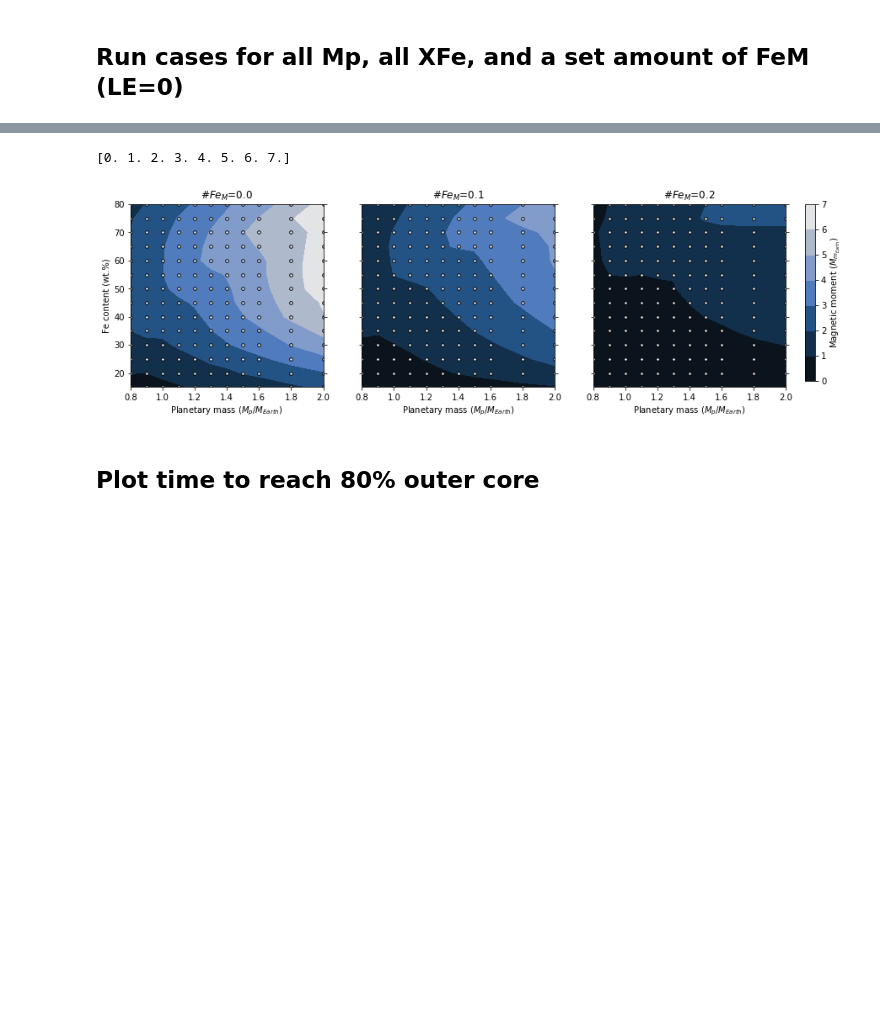
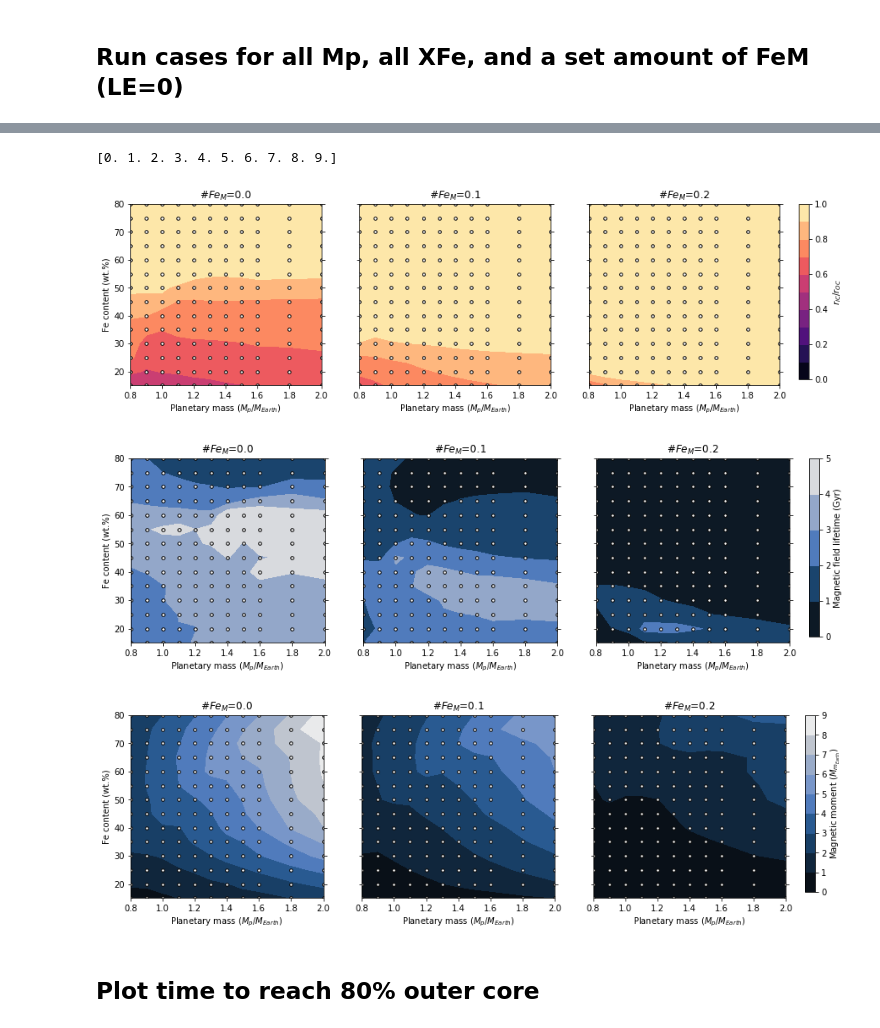
Before and after one commit to irenebonati/exo-cores, a Jupyter notebook: Planets_Evolution.ipynb, the cells around one changed output, grey strips where cells are left out. Drawn from its saved outputs; the diff is of its cells as text; code cells hidden in the pictures; blank space fills up the shorter version.

```diff
--- a/Planets_Evolution.ipynb
+++ b/Planets_Evolution.ipynb
@@ -55,9 +55,9 @@ bamako_r = reverse_colourmap(bamako)
 bilbao_r = reverse_colourmap(bilbao)
 # %%
 Mp  = 1.0
-XFe = 15.
-FeM = 0.
-S = 0.1
+XFe = 35.
+FeM = 10.
+S = 0.11
 
 Planet = evolution.Rocky_Planet(Mp, XFe, FeM, S)
 # %%
@@ -157,7 +159,7 @@ levels_MF = np.linspace(0, 5, 6)
 levels_S = np.logspace(0,2,22)
 levels_S = np.linspace(0,45,6)
 levels_rIC08 = np.linspace(0,5,6)
-levels_MFstr = np.linspace(0,7,8)
+levels_MFstr = np.linspace(0,9,10)
 print (levels_MFstr)
 size = 13
 
@@ -269,21 +271,23 @@ def plot_evolution(nplot,Masses,Fe,arr,yl,figsize=[10,4],leg=(0.98, 0.98),yltop=
     plt.savefig(plots_folder + figname, bbox_inches="tight")
     plt.show()
 # %% [output]
-[0. 1. 2. 3. 4. 5. 6. 7.]
+[0. 1. 2. 3. 4. 5. 6. 7. 8. 9.]
 # %%
 #plot_contourf(M,F,r_IC_beginning,Masses,Fe,Fe_mantle,levels_rIC,plots_folder,colormap=plt.cm.magma,clabel="ICB radius (km)",figname="r_IC0_FeM.pdf")
 #plot_contourf(M,F,r_IC_beginning/r_OC,Masses,Fe,Fe_mantle,levels_ICMF,plots_folder,colormap=plt.cm.magma,clabel="$r_{IC_{0}}$/$r_{OC}$",figname="ICMF0_FeM.pdf")
 
 #plot_contourf(M,F,r_IC_end,Masses,Fe,Fe_mantle,levels_rIC,plots_folder,colormap=plt.cm.magma,clabel="ICB radius (km)",figname="r_IC_FeM.pdf")
-#plot_contourf(M,F,r_IC_end/r_OC,Masses,Fe,Fe_mantle,levels_ICMF,plots_folder,colormap=plt.cm.magma,clabel="$r_{IC}$/$r_{OC}$",figname="ICMF_FeM.pdf")
+plot_contourf(M,F,r_IC_end/r_OC,Masses,Fe,Fe_mantle,levels_ICMF,plots_folder,colormap=plt.cm.magma,clabel="$r_{IC}$/$r_{OC}$",figname="ICMF_FeM.pdf")
 
-#plot_contourf(M,F,MF_lifetime,Masses,Fe,Fe_mantle,levels_MF,plots_folder,colormap=oslo,clabel="MF lifetime (Gyr)",figname="MF_lifetime_FeM.pdf")
+plot_contourf(M,F,MF_lifetime,Masses,Fe,Fe_mantle,levels_MF,plots_folder,colormap=oslo,clabel="Magnetic field lifetime (Gyr)",figname="MF_lifetime_FeM_newrho.pdf")
 
 #plot_contourf(M,F,tIC_80,Masses,Fe,Fe_mantle,levels_rIC08,plots_folder,colormap=oslo,clabel="Time to reach 80% OC (Gyr)",figname="t80_FeM.pdf")
 
-plot_contourf(M,F,MF_strength,Masses,Fe,Fe_mantle,levels_MFstr,plots_folder,colormap=oslo,clabel="Magnetic moment ($M_{m_{Earth}}$)",figname="MM.pdf")
+plot_contourf(M,F,MF_strength,Masses,Fe,Fe_mantle,levels_MFstr,plots_folder,colormap=oslo,clabel="Magnetic moment ($M_{m_{Earth}}$)",figname="MM_newrho.pdf")
 # %% [output]
-[figure, old version]
+[figure, new version]
+[figure, added]
+[figure, added]
 # %% [markdown]
 ## Plot time to reach 80% outer core
 # %%
```
Also changed, not shown: parts of 6 cells of this notebook, 3 other files.
